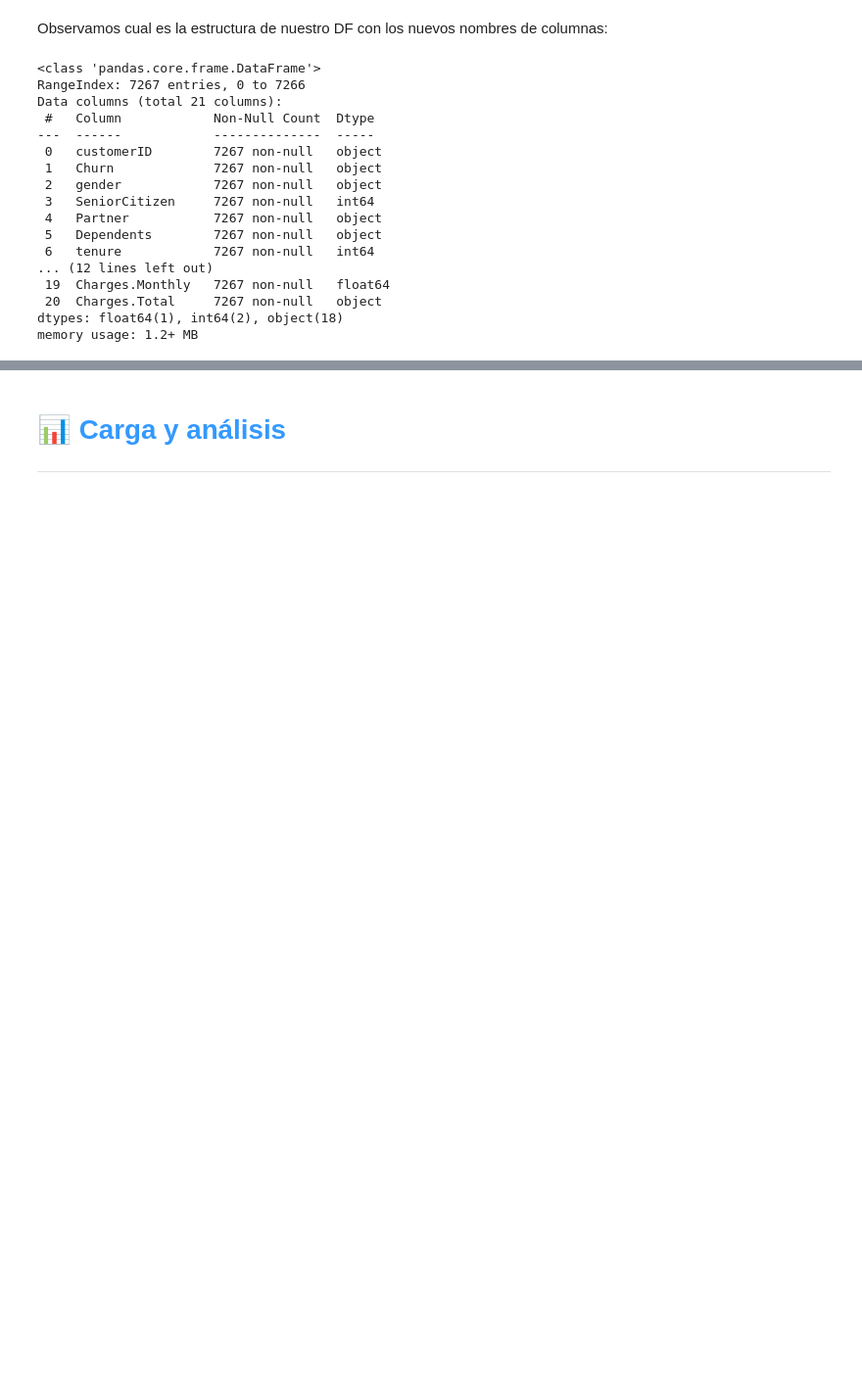
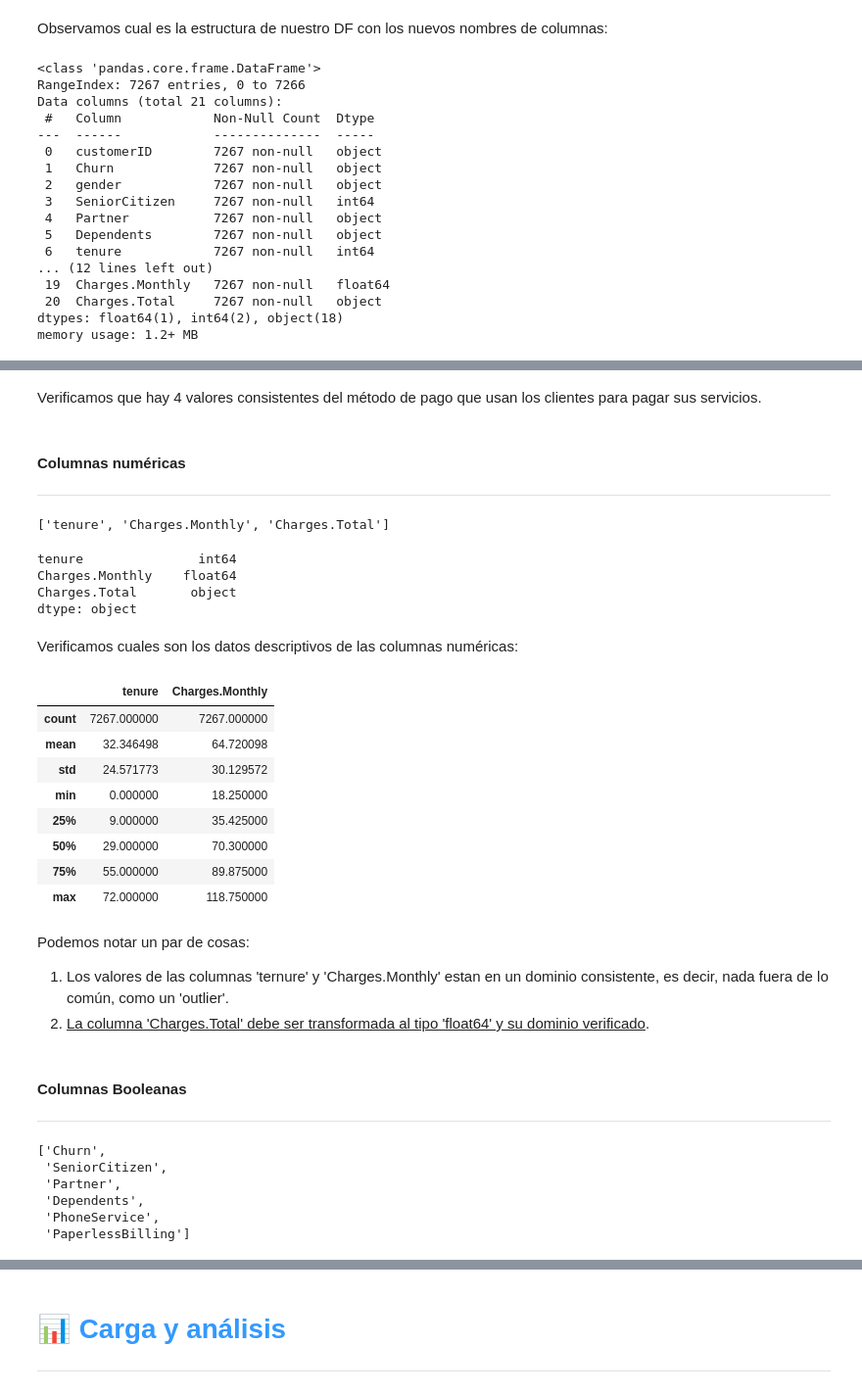
Before and after one commit to carloslozano-rg/challenge-telecom-x, a Jupyter notebook: TelecomX_LATAM.ipynb, the cells around one changed output, grey strips where cells are left out. Shown at 98% size. Saved outputs shown, nothing was run; the diff lists cells and outputs as text; code cells hidden in the pictures; blank space fills up the shorter version.

```diff
--- a/TelecomX_LATAM.ipynb
+++ b/TelecomX_LATAM.ipynb
@@ -195,0 +579,48 @@ memory usage: 1.2+ MB
+# %% [markdown]
+Verificamos que hay 4 valores consistentes del método de pago que usan los clientes para pagar sus servicios.
+# %% [markdown]
+#### Columnas numéricas
+---
+# %%
+columnas_numericas = ['tenure', 'Charges.Monthly', 'Charges.Total']
+columnas_numericas
+# %% [output]
+['tenure', 'Charges.Monthly', 'Charges.Total']
+# %%
+telecom_x_normalizado[columnas_numericas].dtypes
+# %% [output]
+tenure               int64
+Charges.Monthly    float64
+Charges.Total       object
+dtype: object
+# %% [markdown]
+Verificamos cuales son los datos descriptivos de las columnas numéricas:
+# %%
+telecom_x_normalizado[columnas_numericas].describe()
+# %% [output]
+|  | tenure | Charges.Monthly |
+| count | 7267.000000 | 7267.000000 |
+| mean | 32.346498 | 64.720098 |
+| std | 24.571773 | 30.129572 |
+| min | 0.000000 | 18.250000 |
+| 25% | 9.000000 | 35.425000 |
+| 50% | 29.000000 | 70.300000 |
+| 75% | 55.000000 | 89.875000 |
+| max | 72.000000 | 118.750000 |
+# %% [markdown]
+Podemos notar un par de cosas:
+1. Los valores de las columnas 'ternure' y 'Charges.Monthly' estan en un dominio consistente, es decir, nada fuera de lo común, como un 'outlier'.
+2. <u>La columna 'Charges.Total' debe ser transformada al tipo 'float64' y su dominio verificado</u>.
+# %% [markdown]
+#### Columnas Booleanas
+---
+# %%
+columnas_booleanas = ['Churn', 'SeniorCitizen', 'Partner', 'Dependents', 'PhoneService', 'PaperlessBilling']
+columnas_booleanas
+# %% [output]
+['Churn',
+ 'SeniorCitizen',
+ 'Partner',
+ 'Dependents',
+ 'PhoneService',
+ 'PaperlessBilling']
```
Also changed, not shown: parts of 87 cells of this notebook.
